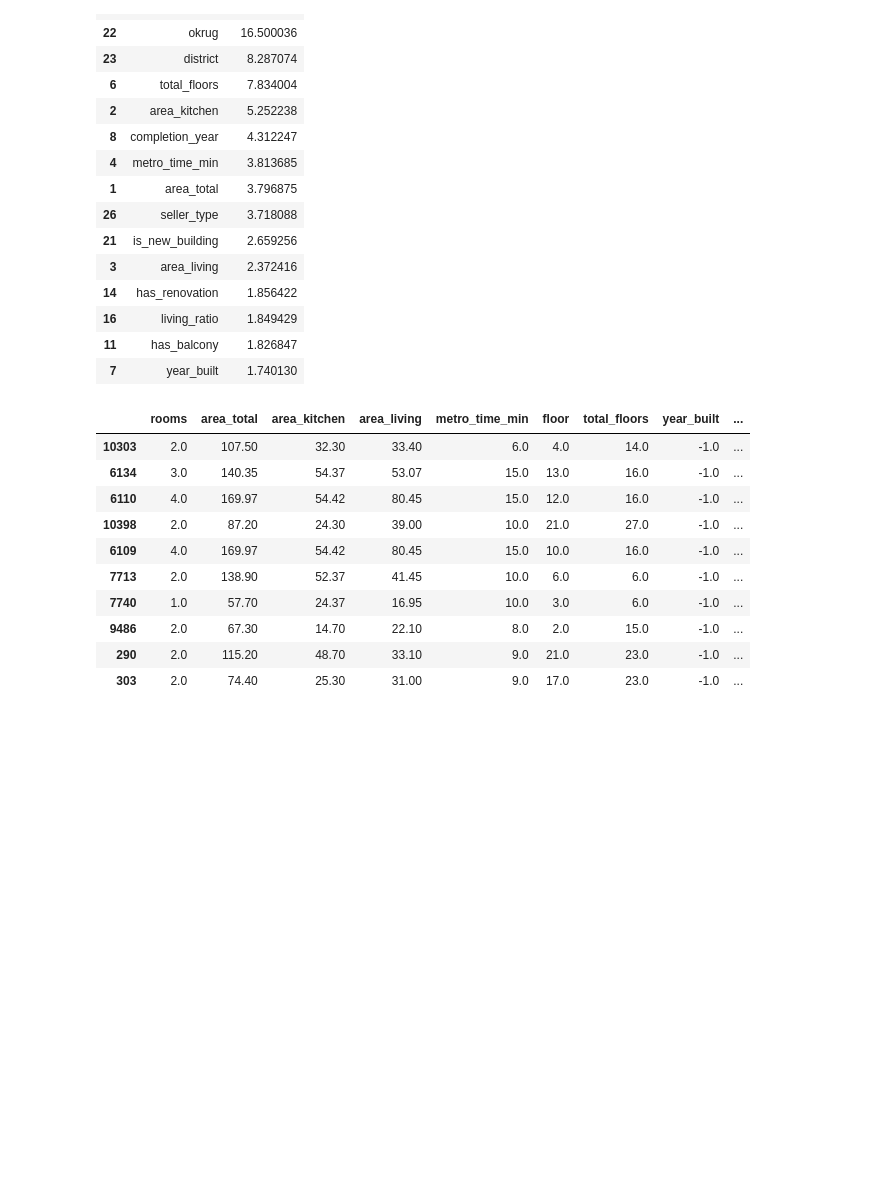
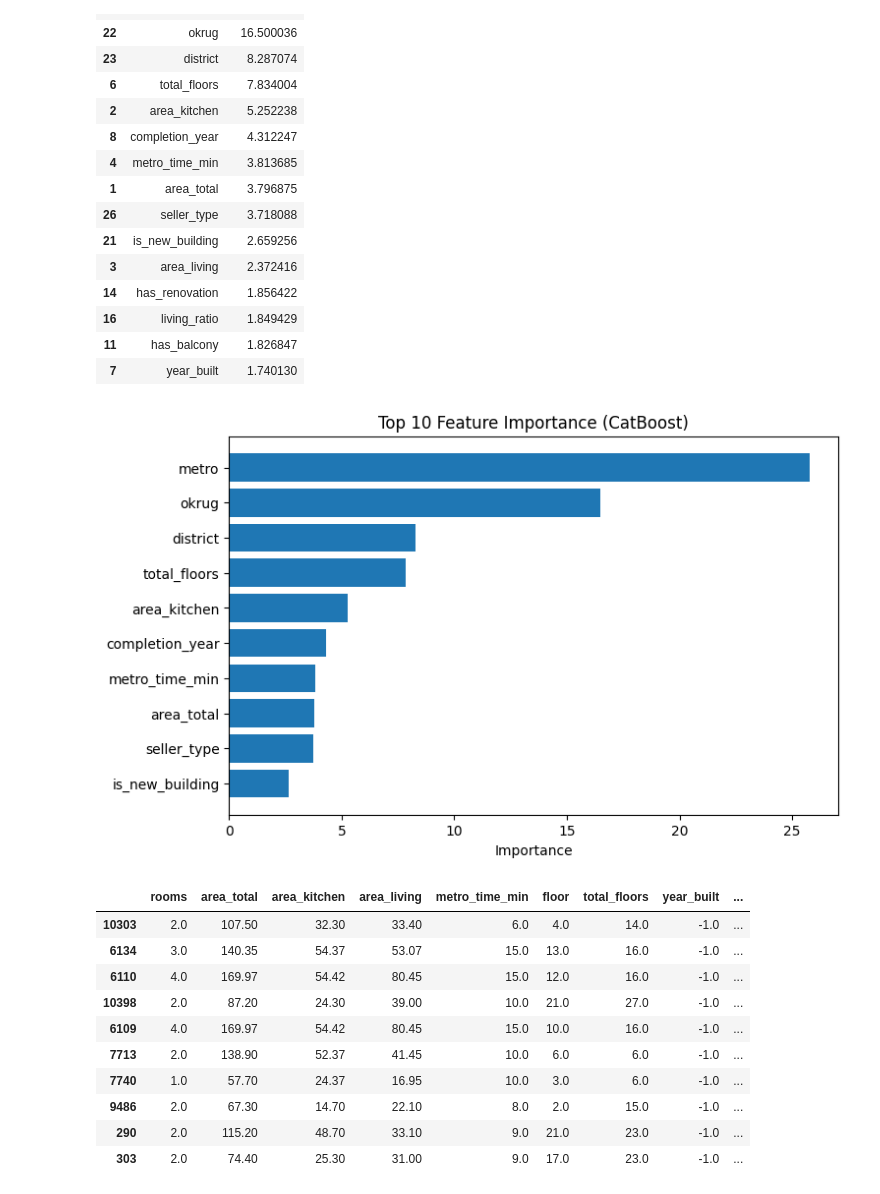
Before and after one commit to bongo-22/realty-checker-project, a Jupyter notebook: notebooks/03_model_with_feature.ipynb, the cells around one changed output. Drawn from its saved outputs; the diff is of its cells as text; code cells hidden in the pictures; blank space fills up the shorter version.

```diff
--- a/notebooks/03_model_with_feature.ipynb
+++ b/notebooks/03_model_with_feature.ipynb
@@ -31,6 +31,10 @@ data.head()
 5 rows × 31 columns
 # %%
 target = "price_per_m2"
+
+y = data[target].copy()
+
+X = build_features(data)
 
 num_features = [
     "rooms",
@@ -65,11 +69,10 @@ cat_features = [
     "seller_type",
 ]
 
-data[num_features] = data[num_features].fillna(-1)
-data[cat_features] = data[cat_features].fillna("unknown")
+X[num_features] = X[num_features].fillna(-1)
+X[cat_features] = X[cat_features].fillna("unknown")
 
-X = data[num_features + cat_features]
-y = data[target]
+X = X[num_features + cat_features]
 # %%
 X_train, X_test, y_train, y_test = train_test_split(X, y, test_size=0.2, random_state=42)
 
@@ -142,6 +145,17 @@ display(feature_importance.head(15))
 | 16 | living_ratio | 1.849429 |
 | 11 | has_balcony | 1.826847 |
 | 7 | year_built | 1.740130 |
+# %%
+top_features = feature_importance.head(10)
+
+plt.figure(figsize=(8, 5))
+plt.barh(top_features["feature"], top_features["importance"])
+plt.gca().invert_yaxis()
+plt.title("Top 10 Feature Importance (CatBoost)")
+plt.xlabel("Importance")
+plt.show()
+# %% [output]
+[figure, added]
 # %%
 result = X_test.copy()
 result["y_true"] = y_test.values
```
Also changed, not shown: parts of 3 cells of this notebook, 2 other files.
